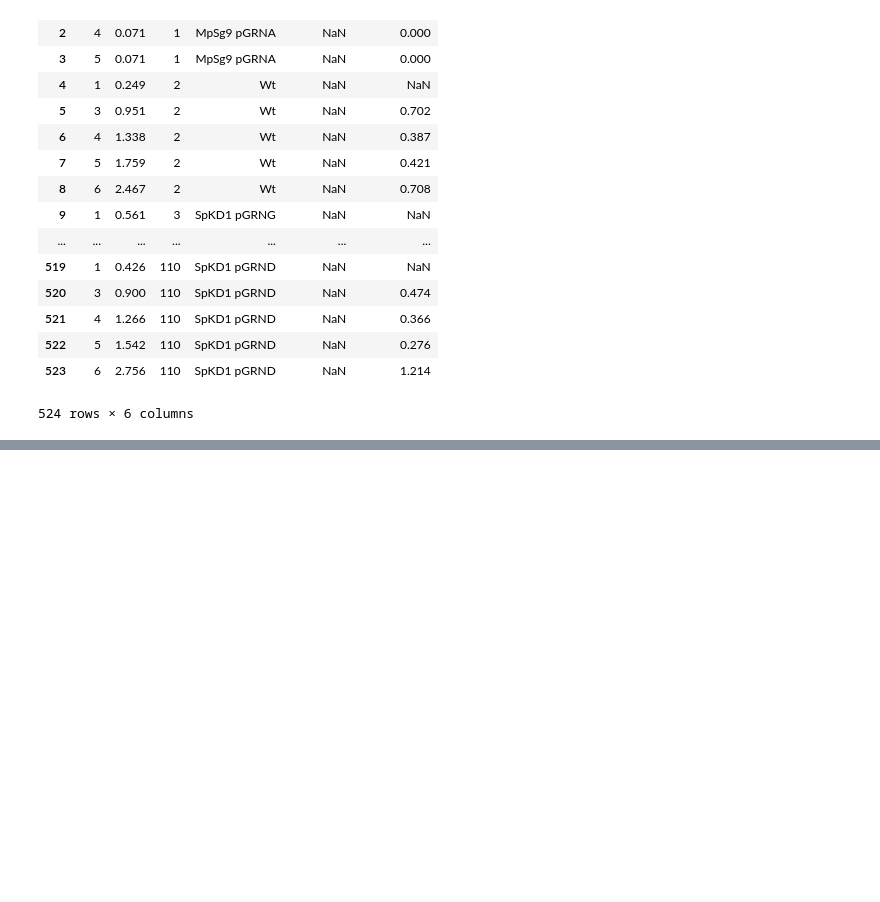
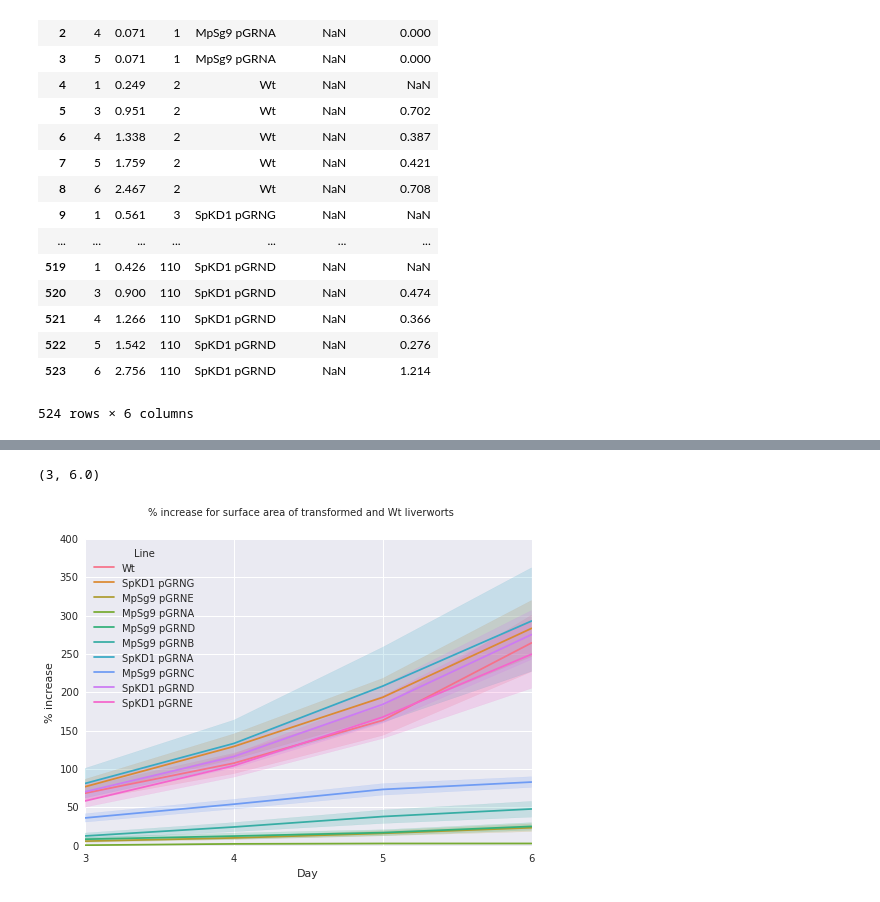
Before and after one commit to linbug/Liverwort-growth-rate-analysis, a Jupyter notebook: growth rate analysis.ipynb, the cells around one changed output, grey strips where cells are left out. Drawn from its saved outputs; the diff is of its cells as text; code cells hidden in the pictures; blank space fills up the shorter version.

Commit message:
Plotting percentage increase timeseries
Removed IDs from the dataset that had missing days. Plotted timeseries
of surface area increase using sns.tsplot

```diff
--- a/growth rate analysis.ipynb
+++ b/growth rate analysis.ipynb
@@ -190,3 +191,8 @@ cleaned_growth_data
 | 522 | 5 | 1.542 | 110 | SpKD1 pGRND | NaN | 0.276 |
 | 523 | 6 | 2.756 | 110 | SpKD1 pGRND | NaN | 1.214 |
 524 rows × 6 columns
+# %%
+# add '% increase' column to cleanaed_growth_data
+cleaned_growth_data['% increase'] = cleaned_growth_data.groupby('ID')['Area_Change'].transform(pd.Series.cumsum)
+cleaned_growth_data['% increase'] = cleaned_growth_data['% increase']*100
+cleaned_growth_data
@@ -192,0 +218,15 @@ cleaned_growth_data
+# %%
+# remove the IDs for which there is not complete data (e.g. missing days). This seems to be messing up the seaborn tsplot
+g = cleaned_growth_data.groupby('ID')
+size = g.size()
+f = size[size == 5]
+only_complete = cleaned_growth_data[cleaned_growth_data['ID'].isin(f.index)]
+# %%
+plt.suptitle('% increase for surface area of transformed and Wt liverworts ')
+plt.xticks(np.arange(3, 7, 1))
+lm = sns.tsplot(only_complete, time = 'Day', unit = 'ID', value = '% increase', condition = 'Line')
+axes = lm.axes
+axes.set_xlim(3,)
+# %% [output]
+(3, 6.0)
+[figure, added]
```
Also changed, not shown: parts of 5 cells of this notebook.
